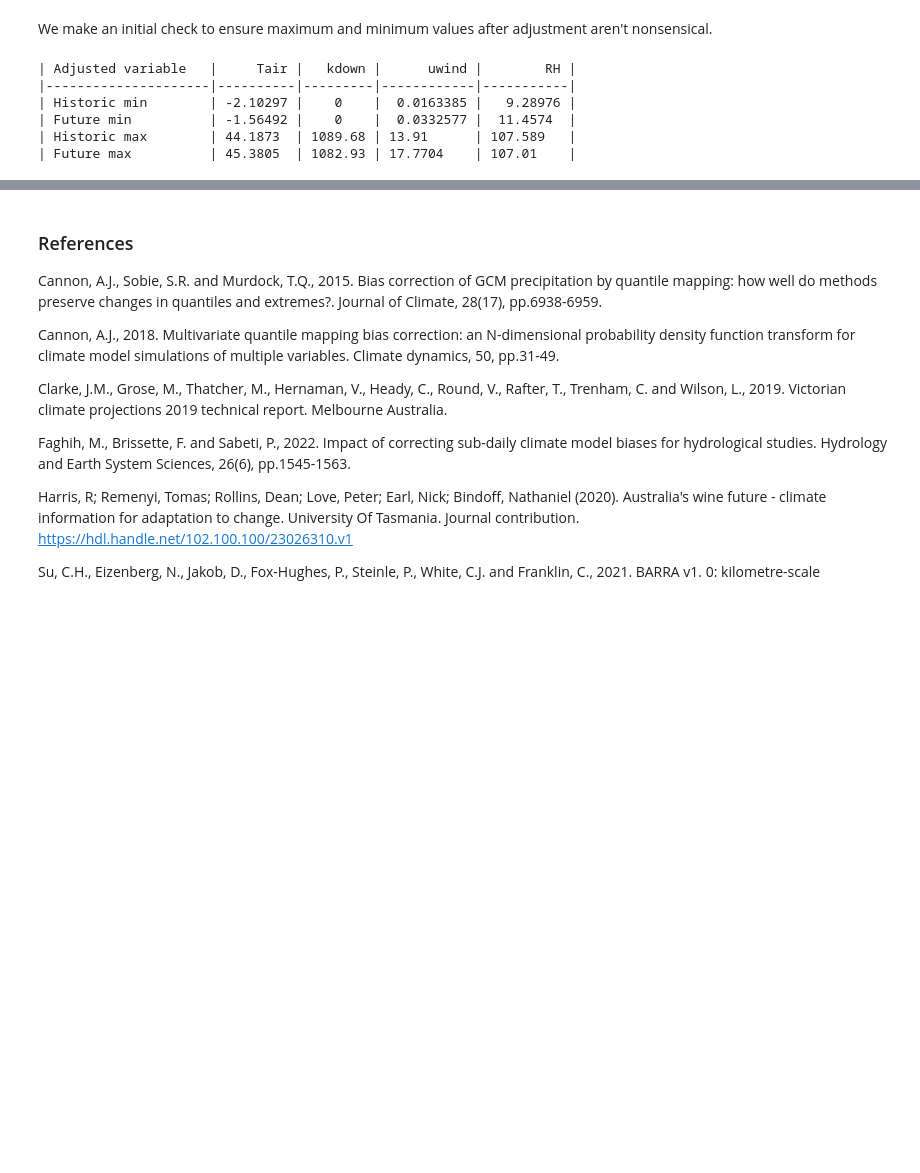
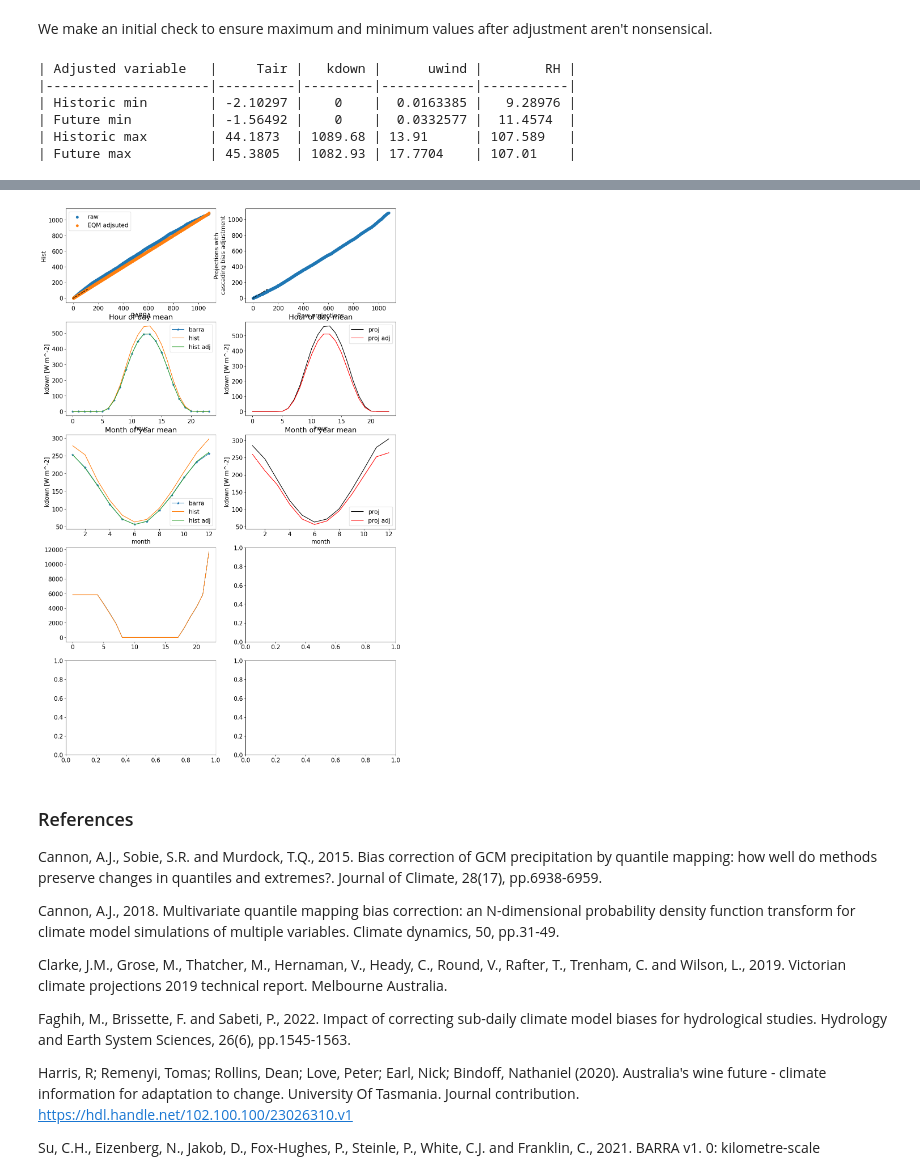
Before and after one commit to bweeding/multivariate_bias_correction_and_thermal_stress_modelling, a Jupyter notebook: mba_workflow.ipynb, the cells around one changed output, grey strips where cells are left out. Saved outputs shown, nothing was run; the diff lists cells and outputs as text; code cells hidden in the pictures; blank space fills up the shorter version.

```diff
--- a/mba_workflow.ipynb
+++ b/mba_workflow.ipynb
@@ -365,0 +682,85 @@ extra = out.drop_vars(["scenh", "scen"])
+# %%
+matplotlib.rcParams['figure.figsize'] = [15,25]
+plt.rc('font', size=15)
+fig,axs = plt.subplots(nrows=5, ncols=2,layout="constrained")
+
+ax=axs[0,0]
+
+ax.scatter(ds_barra.kdown.sortby(ds_barra.kdown),ds_model_hist.kdown.sortby(ds_model_hist.kdown),label='raw')
+ax.scatter(ds_barra.kdown.sortby(ds_barra.kdown),scenh.kdown.sortby(scenh.kdown),label='EQM adjsuted')
+ax.plot([-5,115],[-5,115],'k--')
+# ax.set_xlim([-5,115])
+# ax.set_ylim([-5,115])
+#ax.plot([0,20],[0,20],'k--')
+ax.set_xlabel('BARRA')
+ax.set_ylabel('Hist')
+ax.legend()
+
+ax=axs[0,1]
+
+ax.scatter(ds_model_proj.kdown.sortby(ds_model_proj.kdown),scens.kdown.sortby(scens.kdown),label='EQM adjsuted')
+#ax.plot([0,20],[0,20],'k--')
+ax.plot([-5,115],[-5,115],'k--')
+# ax.set_xlim([-5,115])
+# ax.set_ylim([-5,115])
+ax.set_xlabel('Raw projections')
+ax.set_ylabel('Projections with\n cascading bias adjustment')
+
+ax=axs[1,0]
+ds_barra.kdown.groupby(ds_barra.time.dt.hour).mean().plot(label='barra',ax=ax,marker='*')
+ds_model_hist.kdown.groupby(ds_model_hist.time.dt.hour).mean().plot(label='hist',ax=ax)
+scenh.kdown.groupby(scenh.kdown.time.dt.hour).mean().plot(label='hist adj',ax=ax)
+ax.legend()
+ax.set_title("Hour of day mean")
+
+ax=axs[1,1]
+
+ds_model_proj.kdown.groupby(ds_model_proj.time.dt.hour).mean().plot(label='proj',ax=ax,color='black')
+scens.kdown.groupby(scens.kdown.time.dt.hour).mean().plot(label='proj adj',ax=ax,color='red')
+ax.legend()
+ax.set_title("Hour of day mean")
+
+ax=axs[2,0]
+
+ds_barra.kdown.groupby(ds_barra.time.dt.month).mean().plot(label='barra',ax=ax,marker='*')
+ds_model_hist.kdown.groupby(ds_model_hist.time.dt.month).mean().plot(label='hist',ax=ax)
+scenh.kdown.groupby(scenh.kdown.time.dt.month).mean().plot(label='hist adj',ax=ax)
+ax.legend()
+ax.set_title("Month of year mean")
+
+ax=axs[2,1]
+ds_model_proj.kdown.groupby(ds_model_proj.time.dt.month).mean().plot(label='proj',ax=ax,color='black')
+scens.kdown.groupby(scens.kdown.time.dt.month).mean().plot(label='proj adj',ax=ax,color='red')
+ax.legend()
+ax.set_title("Month of year mean")
+
+ax=axs[3,0]
+ax.plot(np.histogram(ds_barra.kdown.compute().resample(time='1D').map(lambda x : x.time[x==x.min()]).dt.hour,bins=np.arange(0,24,1))[0],label='barra')
+ax.plot(np.histogram(ds_model_hist.kdown.compute().resample(time='1D').map(lambda x : x.time[x==x.min()]).dt.hour,bins=np.arange(0,24,1))[0],label='hist')
+ax.plot(np.histogram(scenh.kdown.resample(time='1D').map(lambda x : x.time[x==x.min()]).dt.hour,bins=np.arange(0,24,1))[0],label='hist adj')
+ax.legend()
+ax.set_title("Hour of day count for daily minimum")
+
+ax=axs[3,1]
+ax.plot(np.histogram(ds_model_proj.kdown.compute().resample(time='1D').map(lambda x : x.time[x==x.min()]).dt.hour,bins=np.arange(0,24,1))[0],label='proj',color='black')
+ax.plot(np.histogram(scens.kdown.resample(time='1D').map(lambda x : x.time[x==x.min()]).dt.hour,bins=np.arange(0,24,1))[0],label='proj adj',color='red')
+ax.legend()
+ax.set_title("Hour of day count for daily minimum")
+
+
+ax=axs[4,0]
+ax.plot(np.histogram(ds_barra.kdown.compute().resample(time='1D').map(lambda x : x.time[x==x.max()]).dt.hour,bins=np.arange(0,24,1))[0],label='barra')
+ax.plot(np.histogram(ds_model_hist.kdown.compute().resample(time='1D').map(lambda x : x.time[x==x.max()]).dt.hour,bins=np.arange(0,24,1))[0],label='hist')
+ax.plot(np.histogram(scenh.kdown.resample(time='1D').map(lambda x : x.time[x==x.max()]).dt.hour,bins=np.arange(0,24,1))[0],label='hist adj')
+ax.legend()
+ax.set_title("Hour of day count for daily maximum")
+
+ax=axs[4,1]
+ax.plot(np.histogram(ds_model_proj.kdown.compute().resample(time='1D').map(lambda x : x.time[x==x.max()]).dt.hour,bins=np.arange(0,24,1))[0],label='proj',color='black')
+ax.plot(np.histogram(scens.kdown.resample(time='1D').map(lambda x : x.time[x==x.max()]).dt.hour,bins=np.arange(0,24,1))[0],label='proj adj',color='red')
+ax.legend()
+ax.set_title("Hour of day count for daily maximum")
+
+plt.suptitle('Hourly kdown data')
+plt.tight_layout()
+# %% [output]
@@ -366,3 +768,4 @@ extra = out.drop_vars(["scenh", "scen"])
+[figure, added]
 # %% [markdown]
 ### References
 
```
Also changed, not shown: parts of 12 cells of this notebook.
